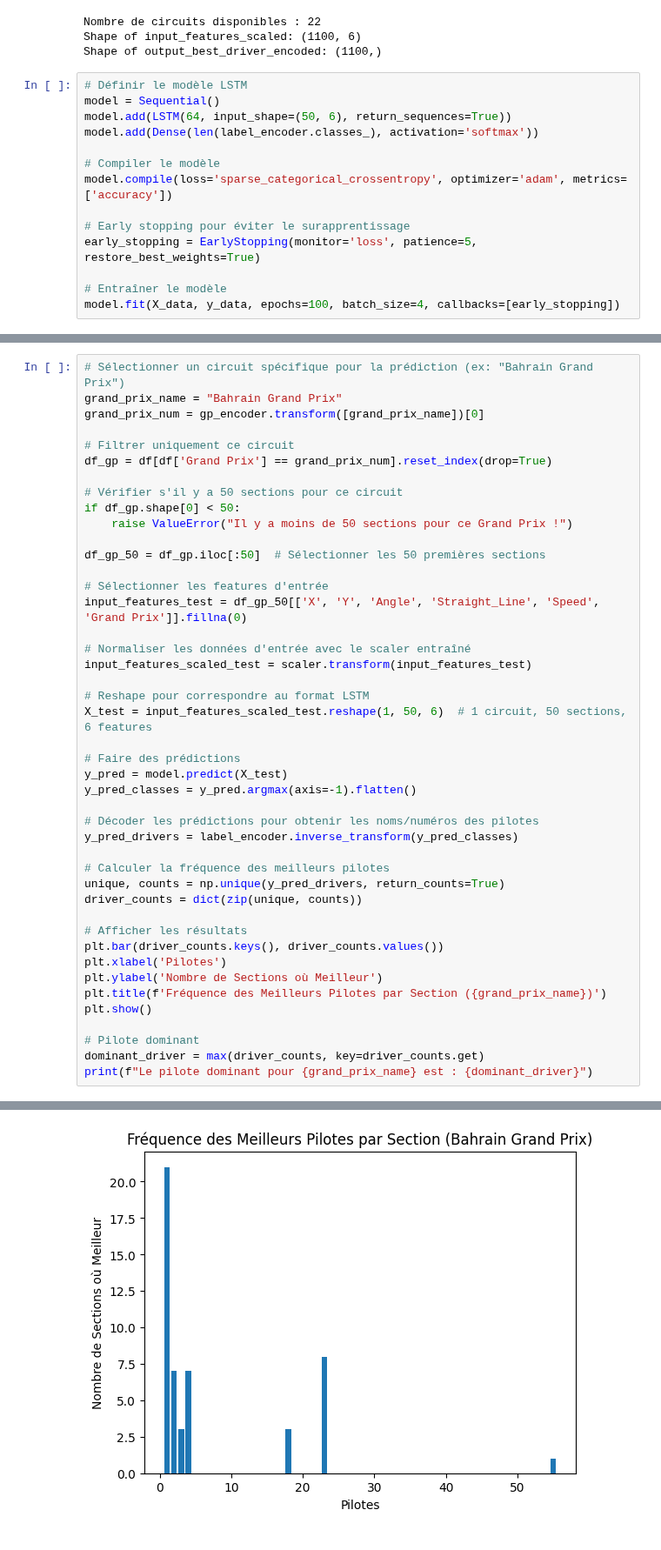
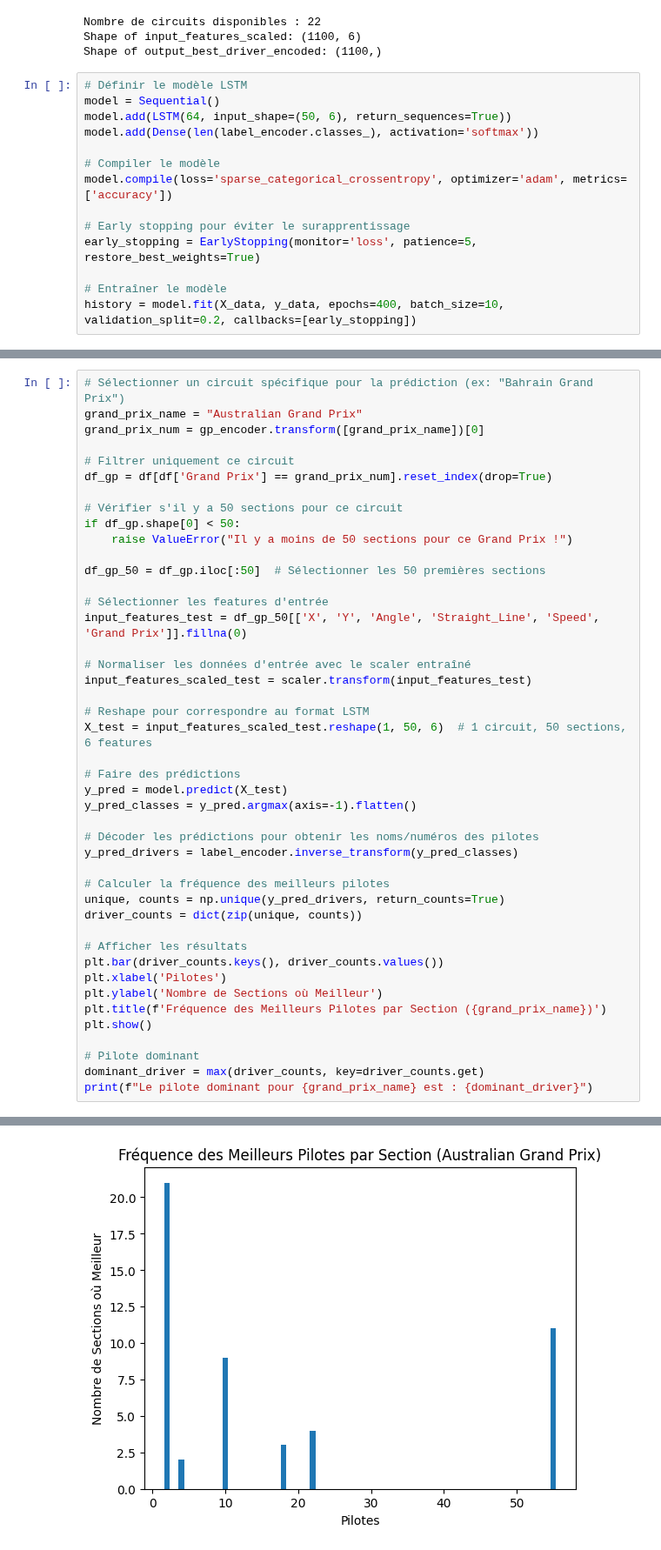
Before and after one commit to rricc22/F1, a Jupyter notebook: analyse2.ipynb, the cells around one changed output, grey strips where cells are left out. Shown at 87% size. Drawn from its saved outputs; the diff is of its cells as text.

```diff
--- a/analyse2.ipynb
+++ b/analyse2.ipynb
@@ -171,5 +203,5 @@ model.compile(loss='sparse_categorical_crossentropy', optimizer='adam', metrics=
 early_stopping = EarlyStopping(monitor='loss', patience=5, restore_best_weights=True)
 
 # Entraîner le modèle
-model.fit(X_data, y_data, epochs=100, batch_size=4, callbacks=[early_stopping])
+history = model.fit(X_data, y_data, epochs=400, batch_size=10, validation_split=0.2, callbacks=[early_stopping])
 # %% [output]
@@ -194,6 +229,6 @@ Epoch 96/100
 # %%
 # Sélectionner un circuit spécifique pour la prédiction (ex: "Bahrain Grand Prix")
-grand_prix_name = "Bahrain Grand Prix"
+grand_prix_name = "Australian Grand Prix"
 grand_prix_num = gp_encoder.transform([grand_prix_name])[0]
 
 # Filtrer uniquement ce circuit
@@ -241 +275 @@ WARNING:tensorflow:5 out of the last 5 calls to <function Model.make_predict_fun
-[figure, old version]
+[figure, new version]
```
Also changed, not shown: parts of 6 cells of this notebook.
